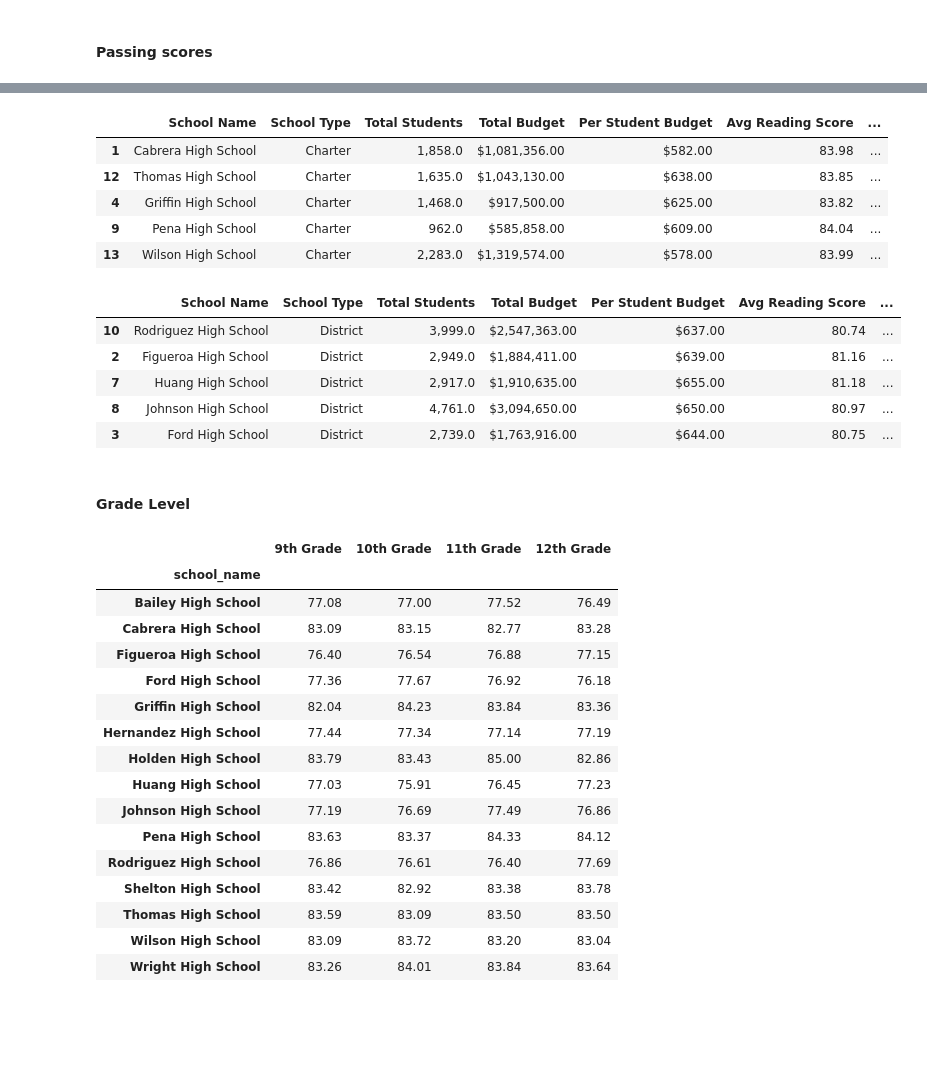
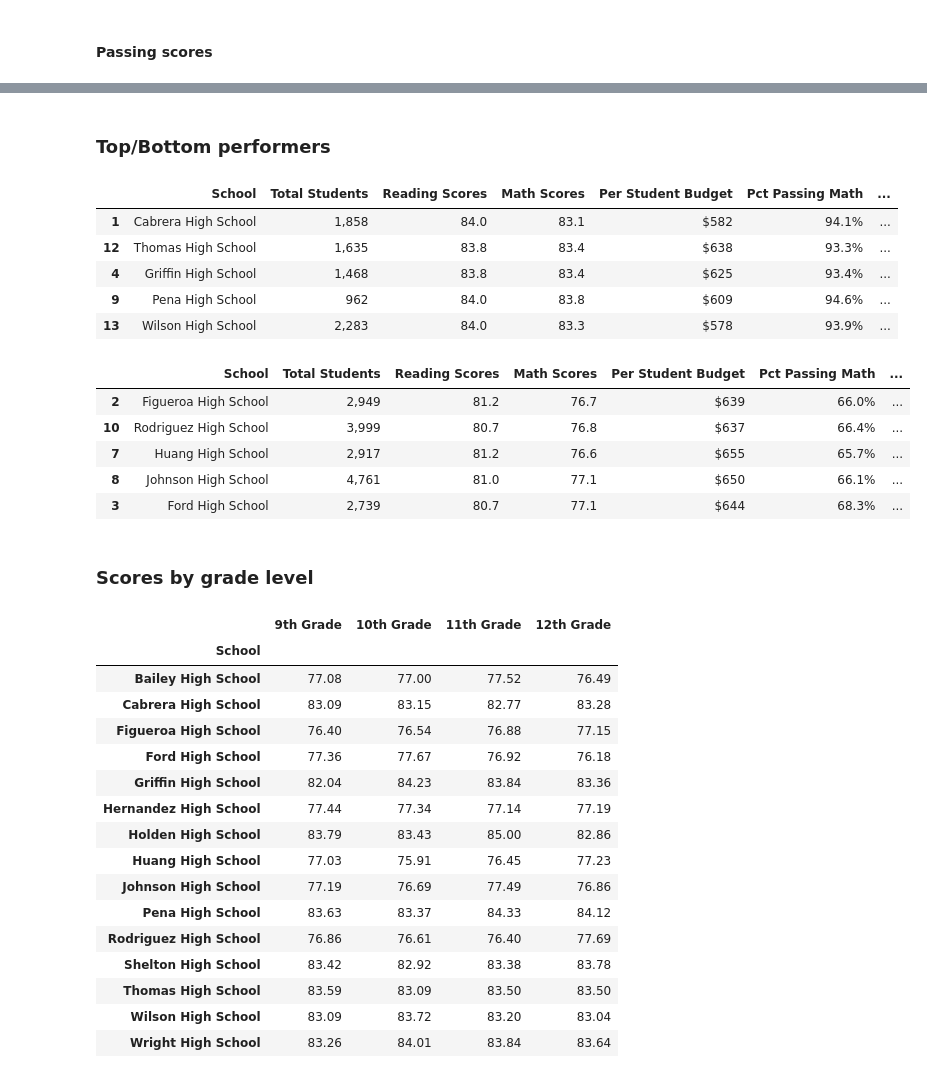
Before and after one commit to tlenzmeier58/pandas_challenge, a Jupyter notebook: PyCitySchools/main.ipynb, the cells around one changed output, grey strips where cells are left out. Saved outputs shown, nothing was run; the diff lists cells and outputs as text; code cells hidden in the pictures; blank space fills up the shorter version.

```diff
--- a/PyCitySchools/main.ipynb
+++ b/PyCitySchools/main.ipynb
@@ -4,10 +4,9 @@
 import pandas as pd
 import numpy as np
 
-school_csv = "Resources/schools_complete.csv"
-student_csv = "Resources/students_complete.csv"
+schools = "Resources/schools_complete.csv"
+students = "Resources/students_complete.csv"
 # %%
-# Read csv files
-school = pd.read_csv(school_csv)
-student = pd.read_csv(student_csv)
+school = pd.read_csv(schools)
+student = pd.read_csv(students)
 # %% [markdown]
@@ -15,6 +14,6 @@ student = pd.read_csv(student_csv)
 # %%
-# merge the two data sets
-all_school_data = pd.merge(school, student, how="left", on="school_name")
+all_school_data = pd.merge(school, student, how="left", on=["school_name"])
+# all_school_data = all_school_data.rename(columns={"school_name":"School"})
 all_school_data
 # %% [output]
 |  | School ID | school_name | type | size | budget | Student ID | student_name | gender | grade | ... |
@@ -181,31 +165,36 @@ school_summary_df
+# %% [markdown]
+### Top/Bottom performers
 # %%
-top_five_schools = school_summary_df.sort_values(["Overall Pct"], ascending=False)
+# Top five schools
+top_five_schools = all_schools_df.sort_values(["Overall Pass Pct"], ascending=False)
 top_five_schools.head(5)
 # %% [output]
-|  | School Name | School Type | Total Students | Total Budget | Per Student Budget | Avg Reading Score | ... |
-| 1 | Cabrera High School | Charter | 1,858.0 | $1,081,356.00 | $582.00 | 83.98 | ... |
-| 12 | Thomas High School | Charter | 1,635.0 | $1,043,130.00 | $638.00 | 83.85 | ... |
-| 4 | Griffin High School | Charter | 1,468.0 | $917,500.00 | $625.00 | 83.82 | ... |
-| 9 | Pena High School | Charter | 962.0 | $585,858.00 | $609.00 | 84.04 | ... |
-| 13 | Wilson High School | Charter | 2,283.0 | $1,319,574.00 | $578.00 | 83.99 | ... |
+|  | School | Total Students | Reading Scores | Math Scores | Per Student Budget | Pct Passing Math | ... |
+| 1 | Cabrera High School | 1,858 | 84.0 | 83.1 | $582 | 94.1% | ... |
+| 12 | Thomas High School | 1,635 | 83.8 | 83.4 | $638 | 93.3% | ... |
+| 4 | Griffin High School | 1,468 | 83.8 | 83.4 | $625 | 93.4% | ... |
+| 9 | Pena High School | 962 | 84.0 | 83.8 | $609 | 94.6% | ... |
+| 13 | Wilson High School | 2,283 | 84.0 | 83.3 | $578 | 93.9% | ... |
 # %%
-bottom_five_schools = school_summary_df.sort_values(["Overall Pct"], ascending=True)
+#Bottom five schools
+bottom_five_schools = all_schools_df.sort_values(["Overall Pass Pct"], ascending=True)
 bottom_five_schools.head(5)
 # %% [output]
-|  | School Name | School Type | Total Students | Total Budget | Per Student Budget | Avg Reading Score | ... |
-| 10 | Rodriguez High School | District | 3,999.0 | $2,547,363.00 | $637.00 | 80.74 | ... |
-| 2 | Figueroa High School | District | 2,949.0 | $1,884,411.00 | $639.00 | 81.16 | ... |
-| 7 | Huang High School | District | 2,917.0 | $1,910,635.00 | $655.00 | 81.18 | ... |
-| 8 | Johnson High School | District | 4,761.0 | $3,094,650.00 | $650.00 | 80.97 | ... |
-| 3 | Ford High School | District | 2,739.0 | $1,763,916.00 | $644.00 | 80.75 | ... |
+|  | School | Total Students | Reading Scores | Math Scores | Per Student Budget | Pct Passing Math | ... |
+| 2 | Figueroa High School | 2,949 | 81.2 | 76.7 | $639 | 66.0% | ... |
+| 10 | Rodriguez High School | 3,999 | 80.7 | 76.8 | $637 | 66.4% | ... |
+| 7 | Huang High School | 2,917 | 81.2 | 76.6 | $655 | 65.7% | ... |
+| 8 | Johnson High School | 4,761 | 81.0 | 77.1 | $650 | 66.1% | ... |
+| 3 | Ford High School | 2,739 | 80.7 | 77.1 | $644 | 68.3% | ... |
-# %% [markdown]
-#### Grade Level
+# %% [markdown]
+### Scores by grade level
 # %%
 # create a df for each grade
-ninth_grade = all_school_data[all_school_data["grade"] == "9th"].groupby("school_name").mean()["math_score"]
-tenth_grade = all_school_data[all_school_data["grade"] == "10th"].groupby("school_name").mean()["math_score"]
-eleventh_grade = all_school_data[all_school_data["grade"] == "11th"].groupby("school_name").mean()["math_score"]
-twelfth_grade = all_school_data[all_school_data["grade"] == "12th"].groupby("school_name").mean()["math_score"]
+all_school_data = all_school_data.rename(columns={"school_name":"School"})
+ninth_grade = all_school_data[all_school_data["grade"] == "9th"].groupby("School").mean()["math_score"]
+tenth_grade = all_school_data[all_school_data["grade"] == "10th"].groupby("School").mean()["math_score"]
+eleventh_grade = all_school_data[all_school_data["grade"] == "11th"].groupby("School").mean()["math_score"]
+twelfth_grade = all_school_data[all_school_data["grade"] == "12th"].groupby("School").mean()["math_score"]
 
 math_grade_df = pd.DataFrame({
     "9th Grade":round(ninth_grade, 2),
@@ -216,7 +205,7 @@ math_grade_df = pd.DataFrame({
 math_grade_df
 # %% [output]
 |  | 9th Grade | 10th Grade | 11th Grade | 12th Grade |
-| school_name |  |  |  |  |
+| School |  |  |  |  |
 | Bailey High School | 77.08 | 77.00 | 77.52 | 76.49 |
 | Cabrera High School | 83.09 | 83.15 | 82.77 | 83.28 |
 | Figueroa High School | 76.40 | 76.54 | 76.88 | 77.15 |
```
Also changed, not shown: parts of 24 cells of this notebook, 2 other files.
